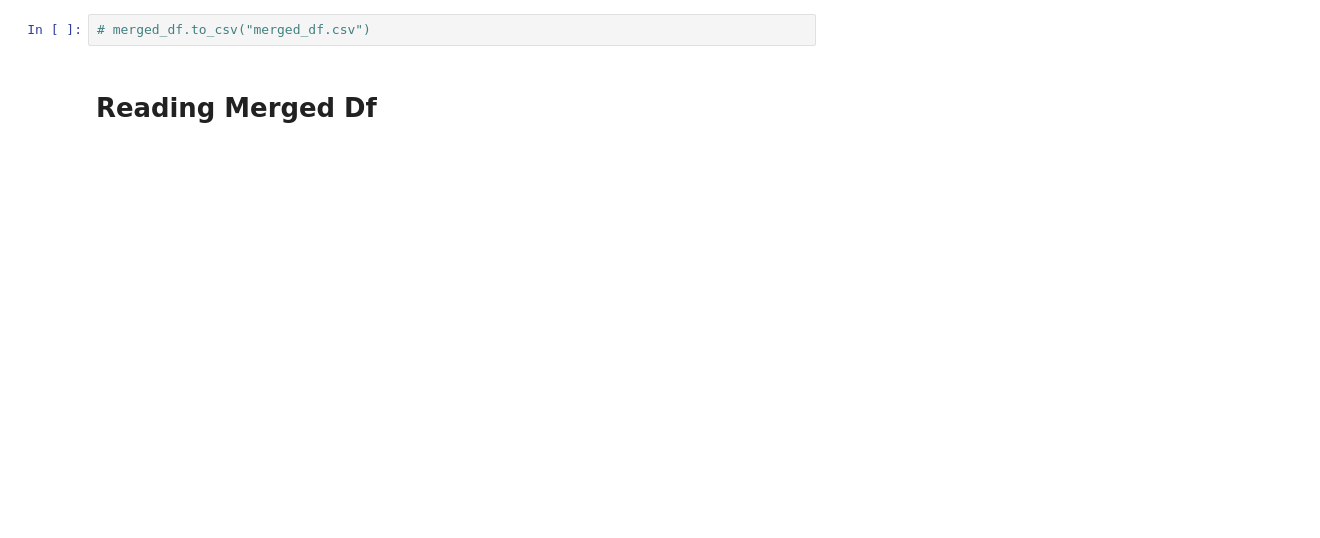
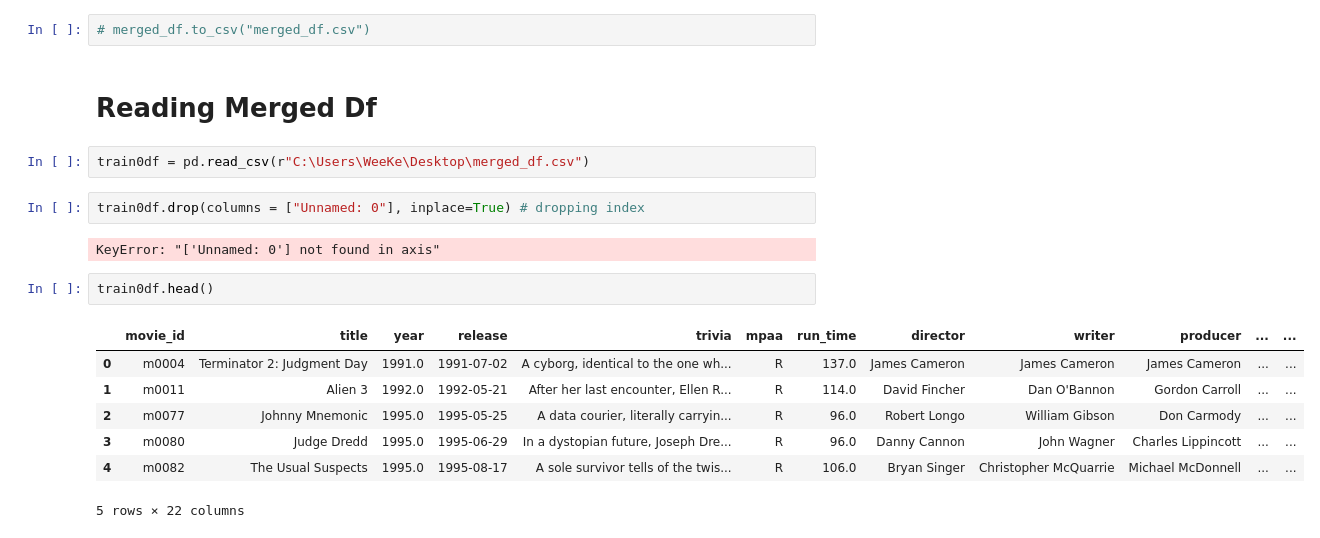
Before and after one commit to sansanity/CS4050-NB, a Jupyter notebook: INITIAL_DATA_CLEANING.ipynb, the cells around one changed output. Cells and saved outputs as stored; diff of their text form; blank space fills up the shorter version.

```diff
--- a/INITIAL_DATA_CLEANING.ipynb
+++ b/INITIAL_DATA_CLEANING.ipynb
@@ -297,3 +303,19 @@ merged_df.dropna()
 # merged_df.to_csv("merged_df.csv")
 # %% [markdown]
 # Reading Merged Df
+# %%
+train0df = pd.read_csv(r"C:\Users\WeeKe\Desktop\merged_df.csv")
+# %%
+train0df.drop(columns = ["Unnamed: 0"], inplace=True) # dropping index
+# %% [output]
+KeyError: "['Unnamed: 0'] not found in axis"
+# %%
+train0df.head()
+# %% [output]
+|  | movie_id | title | year | release | trivia | mpaa | run_time | director | writer | producer | ... | ... |
+| 0 | m0004 | Terminator 2: Judgment Day | 1991.0 | 1991-07-02 | A cyborg, identical to the one wh... | R | 137.0 | James Cameron | James Cameron | James Cameron | ... | ... |
+| 1 | m0011 | Alien 3 | 1992.0 | 1992-05-21 | After her last encounter, Ellen R... | R | 114.0 | David Fincher | Dan O'Bannon | Gordon Carroll | ... | ... |
+| 2 | m0077 | Johnny Mnemonic | 1995.0 | 1995-05-25 | A data courier, literally carryin... | R | 96.0 | Robert Longo | William Gibson | Don Carmody | ... | ... |
+| 3 | m0080 | Judge Dredd | 1995.0 | 1995-06-29 | In a dystopian future, Joseph Dre... | R | 96.0 | Danny Cannon | John Wagner | Charles Lippincott | ... | ... |
+| 4 | m0082 | The Usual Suspects | 1995.0 | 1995-08-17 | A sole survivor tells of the twis... | R | 106.0 | Bryan Singer | Christopher McQuarrie | Michael McDonnell | ... | ... |
+5 rows × 22 columns
```
Also changed, not shown: parts of 9 cells of this notebook.
